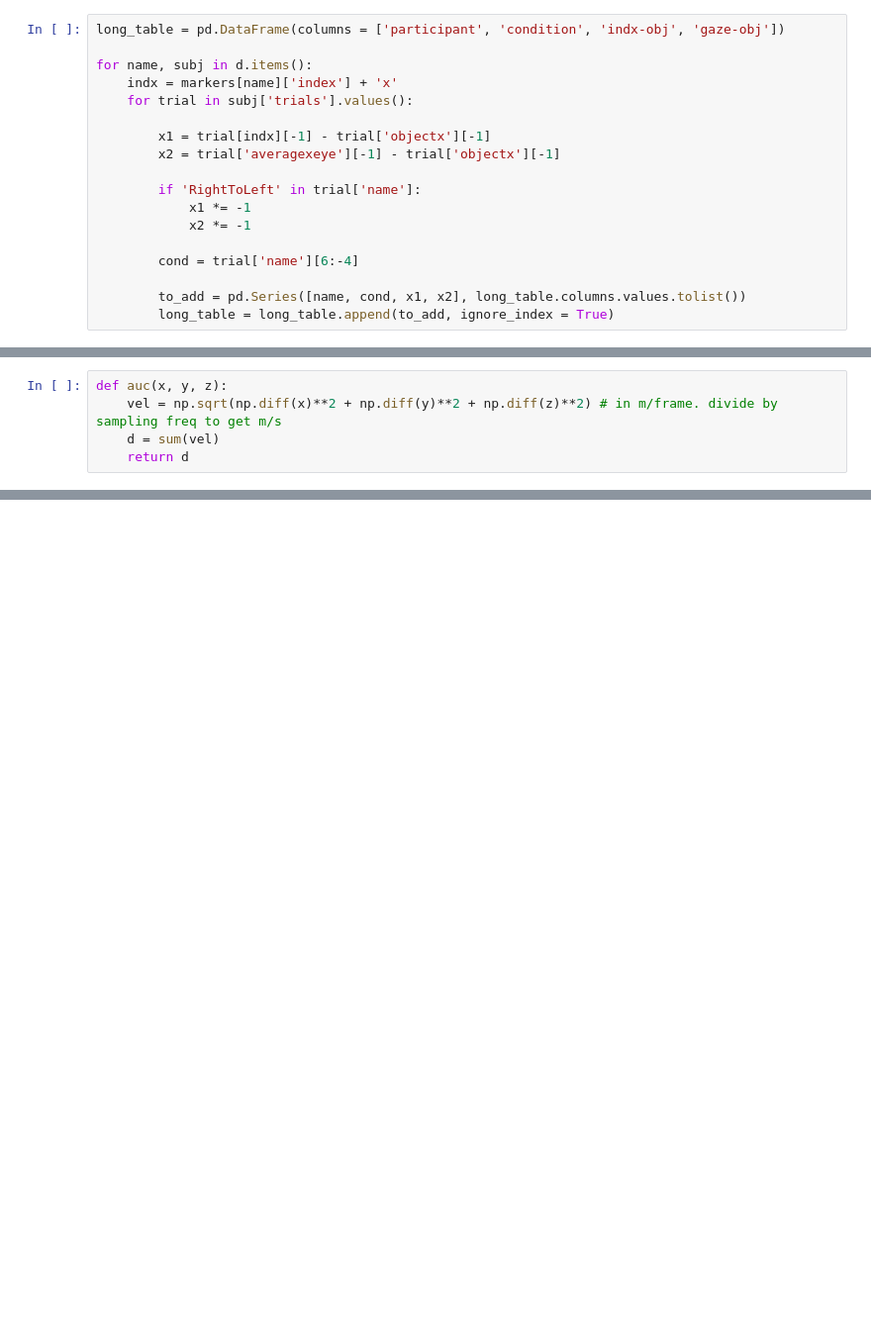
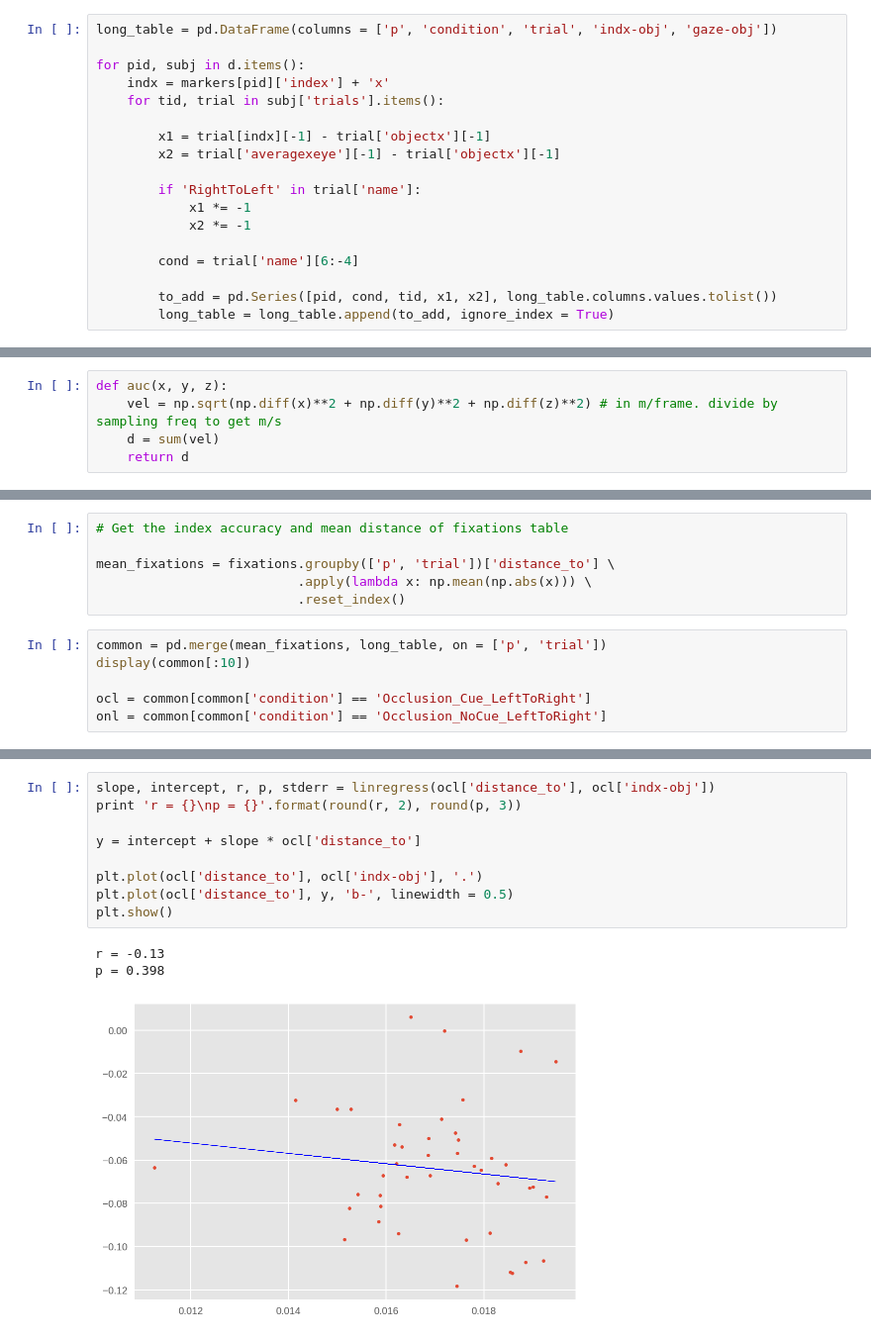
Before and after one commit to Roman-Belenya/perception_and_action, a Jupyter notebook: explore.ipynb, the cells around one changed output, grey strips where cells are left out. Shown at 99% size. Saved outputs shown, nothing was run; the diff lists cells and outputs as text; blank space fills up the shorter version.

Commit message:
linear model for vis pursuit~index accuracy

```diff
--- a/explore.ipynb
+++ b/explore.ipynb
@@ -30,11 +30,11 @@ pd.DataFrame(markers)
 # %% [markdown]
 ## Distance to object's centre for index & gaze
 # %%
-long_table = pd.DataFrame(columns = ['participant', 'condition', 'indx-obj', 'gaze-obj'])
+long_table = pd.DataFrame(columns = ['p', 'condition', 'trial', 'indx-obj', 'gaze-obj'])
 
-for name, subj in d.items():
-    indx = markers[name]['index'] + 'x'
-    for trial in subj['trials'].values():
+for pid, subj in d.items():
+    indx = markers[pid]['index'] + 'x'
+    for tid, trial in subj['trials'].items():
 
         x1 = trial[indx][-1] - trial['objectx'][-1]
         x2 = trial['averagexeye'][-1] - trial['objectx'][-1]
@@ -45,5 +45,5 @@ for name, subj in d.items():
 
         cond = trial['name'][6:-4]
 
-        to_add = pd.Series([name, cond, x1, x2], long_table.columns.values.tolist())
+        to_add = pd.Series([pid, cond, tid, x1, x2], long_table.columns.values.tolist())
         long_table = long_table.append(to_add, ignore_index = True)
@@ -425,0 +522,12 @@ plt.show()
+# %%
+# Get the index accuracy and mean distance of fixations table
+
+mean_fixations = fixations.groupby(['p', 'trial'])['distance_to'] \
+                          .apply(lambda x: np.mean(np.abs(x))) \
+                          .reset_index()
+# %%
+common = pd.merge(mean_fixations, long_table, on = ['p', 'trial'])
+display(common[:10])
+
+ocl = common[common['condition'] == 'Occlusion_Cue_LeftToRight']
+onl = common[common['condition'] == 'Occlusion_NoCue_LeftToRight']
@@ -425,0 +546,13 @@ plt.show()
+# %%
+slope, intercept, r, p, stderr = linregress(ocl['distance_to'], ocl['indx-obj'])
+print 'r = {}\np = {}'.format(round(r, 2), round(p, 3))
+
+y = intercept + slope * ocl['distance_to']
+
+plt.plot(ocl['distance_to'], ocl['indx-obj'], '.')
+plt.plot(ocl['distance_to'], y, 'b-', linewidth = 0.5)
+plt.show()
+# %% [output]
+r = -0.13
+p = 0.398
+[figure, added]
```
Also changed, not shown: parts of 30 cells of this notebook.
